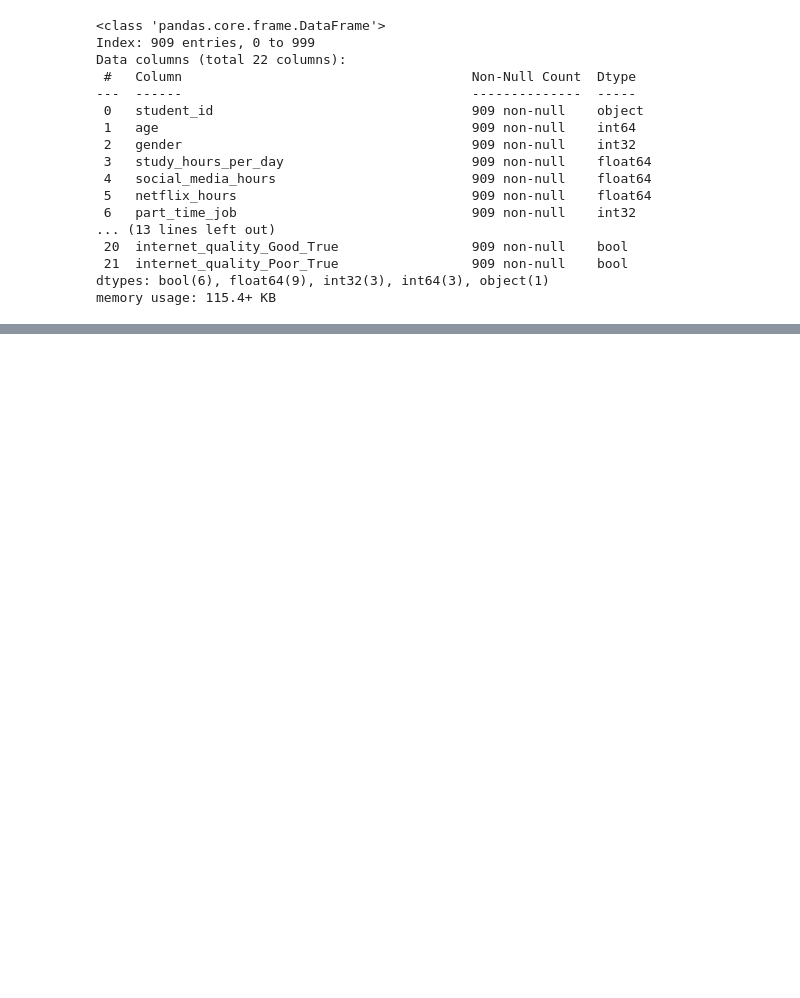
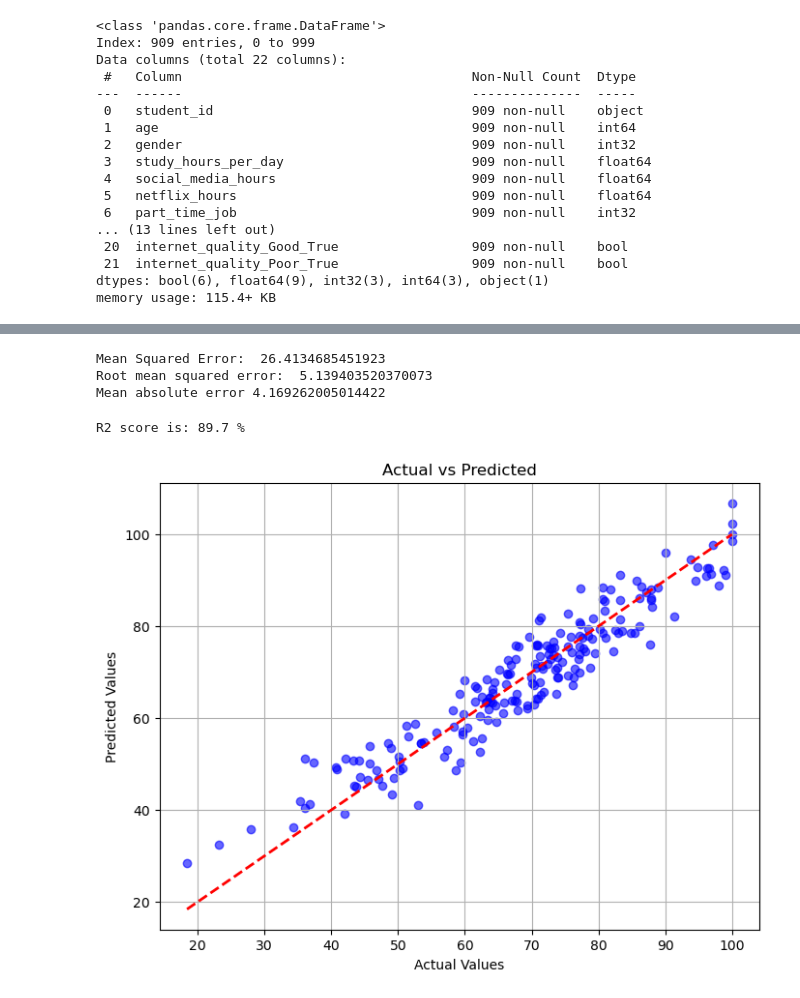
Before and after one commit to chaudhary-dotcom/ML, a Jupyter notebook: student_marks.ipynb, the cells around one changed output, grey strips where cells are left out. Saved outputs shown, nothing was run; the diff lists cells and outputs as text; code cells hidden in the pictures; blank space fills up the shorter version.

```diff
--- a/student_marks.ipynb
+++ b/student_marks.ipynb
@@ -309,0 +380,2 @@ NameError: name 'X_train' is not defined
+# %%
+y_pred = model.predict(X_test)
@@ -309,0 +401,29 @@ NameError: name 'X_train' is not defined
+# %%
+mse = mean_squared_error(y_test, y_pred)
+rmse = root_mean_squared_error(y_test, y_pred)
+mae = mean_absolute_error(y_test, y_pred)
+print('Mean Squared Error: ',mse)
+print('Root mean squared error: ', rmse)
+print('Mean absolute error', mae)
+# %% [output]
+Mean Squared Error:  26.4134685451923
+Root mean squared error:  5.139403520370073
+Mean absolute error 4.169262005014422
+# %%
+r2 = r2_score(y_test, y_pred)
+print('R2 score is:', round(r2 *100, 2), '%')
+# %% [output]
+R2 score is: 89.7 %
+# %%
+import matplotlib.pyplot as plt
+
+plt.figure(figsize=(8, 6))
+plt.scatter(y_test, y_pred, color='blue', alpha=0.6)
+plt.plot([y_test.min(), y_test.max()], [y_test.min(), y_test.max()], color='red', linestyle='--', linewidth=2)
+plt.xlabel('Actual Values')
+plt.ylabel('Predicted Values')
+plt.title('Actual vs Predicted')
+plt.grid(True)
+plt.show()
+# %% [output]
+[figure, added]
```
Also changed, not shown: parts of 25 cells of this notebook.
